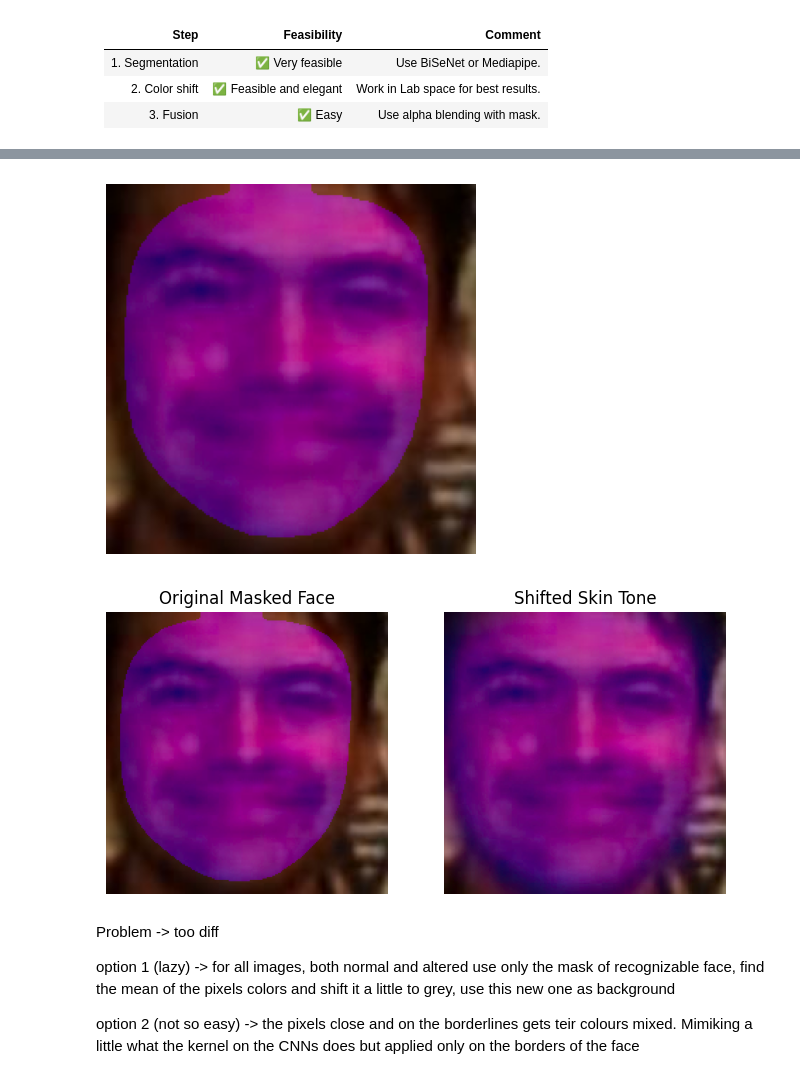
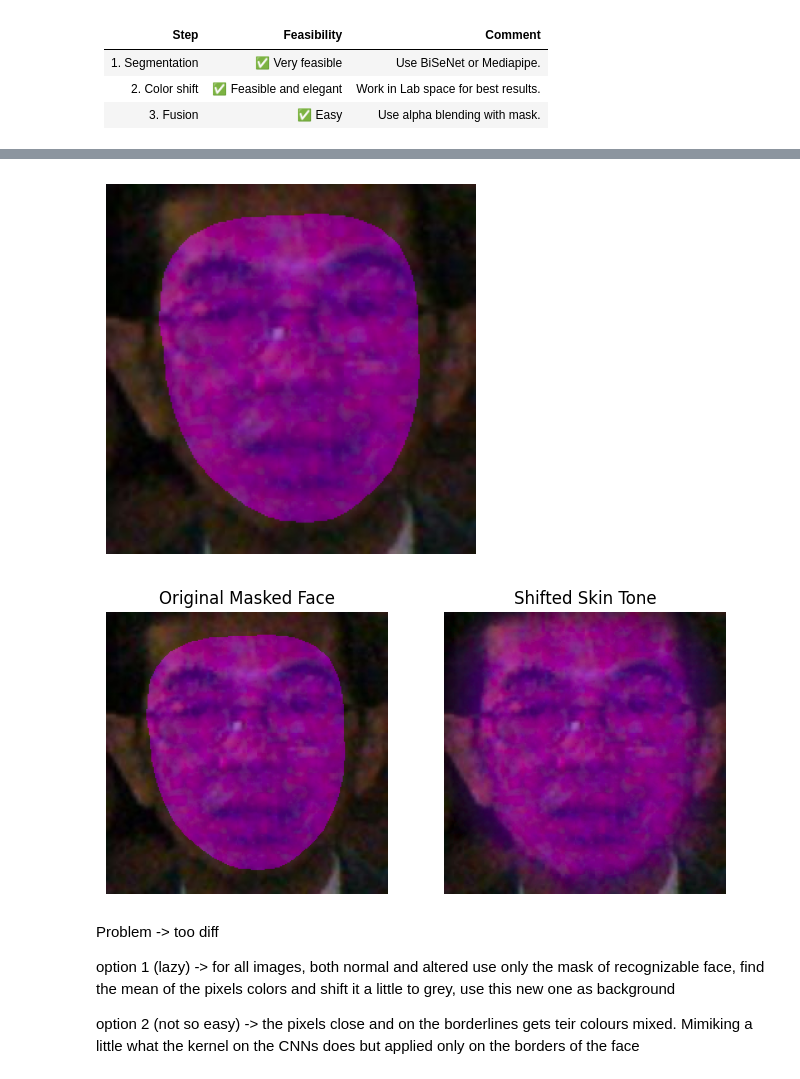
Before and after one commit to BOB-o-rabanete/Colored_Faces, a Jupyter notebook: main.ipynb, the cells around one changed output, grey strips where cells are left out. Drawn from its saved outputs; the diff is of its cells as text; code cells hidden in the pictures.

```diff
--- a/main.ipynb
+++ b/main.ipynb
@@ -86,0 +102,4 @@ Measure image quality — usually by sharpness (variance of Laplacian) or bright
+# %%
+from datasets import load_dataset
+
+dataset = load_dataset("HuggingFaceM4/FairFace", "0.25")
@@ -86,0 +134,3 @@ Measure image quality — usually by sharpness (variance of Laplacian) or bright
+# %%
+face_foto = dataset['train'][0]['image']
+face_foto
@@ -87,3 +139,13 @@ Measure image quality — usually by sharpness (variance of Laplacian) or bright
+# %%
+def pil_to_rgb_np(img_pil, style = "RGB"):
+    """
+    Converts PIL Image to NumPy uint8 array in the requested color style
+    (e.g., 'RGB', 'L', 'RGBA').
+    """
+    return np.array(img_pil.convert(style))
+
+face_foto_rgb = pil_to_rgb_np(face_foto)
+face_foto_bgr = cv2.cvtColor(face_foto_rgb, cv2.COLOR_RGB2BGR)
 # %% [markdown]
 ---
 
@@ -143,19 +205,19 @@ plt.show()
 # %%
-oainted_face = change_face_color(img_bgr, (128, 0, 128))
+oainted_face = change_face_color(face_foto_bgr, (128, 0, 128)) #img_bgr
 plt.imshow(oainted_face)
 plt.axis("off")
 plt.show()
 # %% [output]
-[figure, old version]
+[figure, new version]
 # %%
-oainted_face = change_face_color(img_bgr, (128, 0, 128))
-oainted_face_blur = change_face_color(img = img_bgr, color = (128, 0, 128), smooth = 15)
+oainted_face = change_face_color(face_foto_bgr, (128, 0, 128))
+oainted_face_blur = change_face_color(img = face_foto_bgr, color = (128, 0, 128), smooth = 15)
 plt.figure(figsize=(8,4))
 plt.subplot(1,2,1); plt.imshow(oainted_face); plt.title("Original Masked Face"); plt.axis("off")
 plt.subplot(1,2,2); plt.imshow(oainted_face_blur); plt.title("Shifted Skin Tone"); plt.axis("off")
 plt.show()
 # %% [output]
-[figure, old version]
+[figure, new version]
 # %% [markdown]
 Problem -> too diff
 
```
Also changed, not shown: parts of 15 cells of this notebook, 1 other file.
